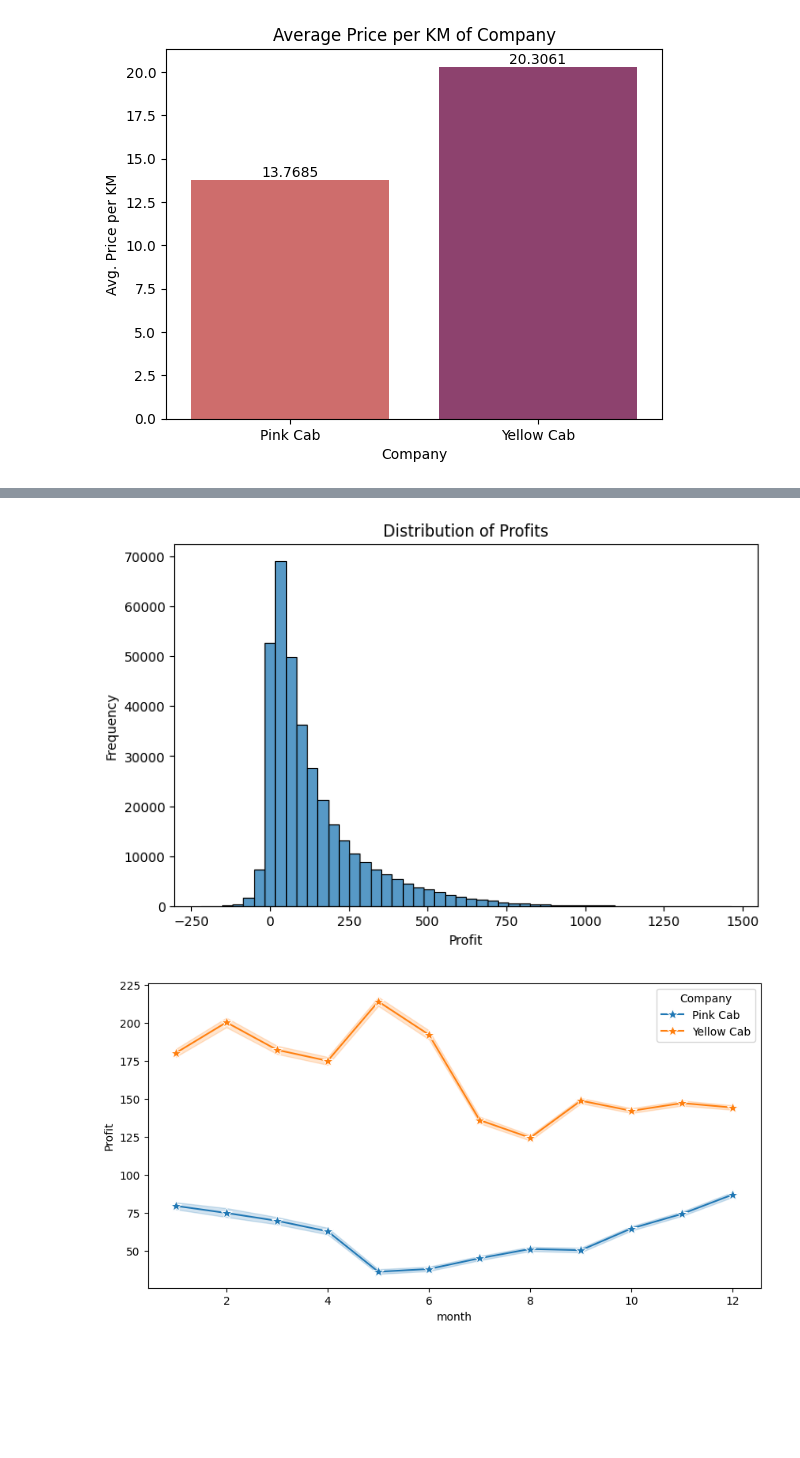
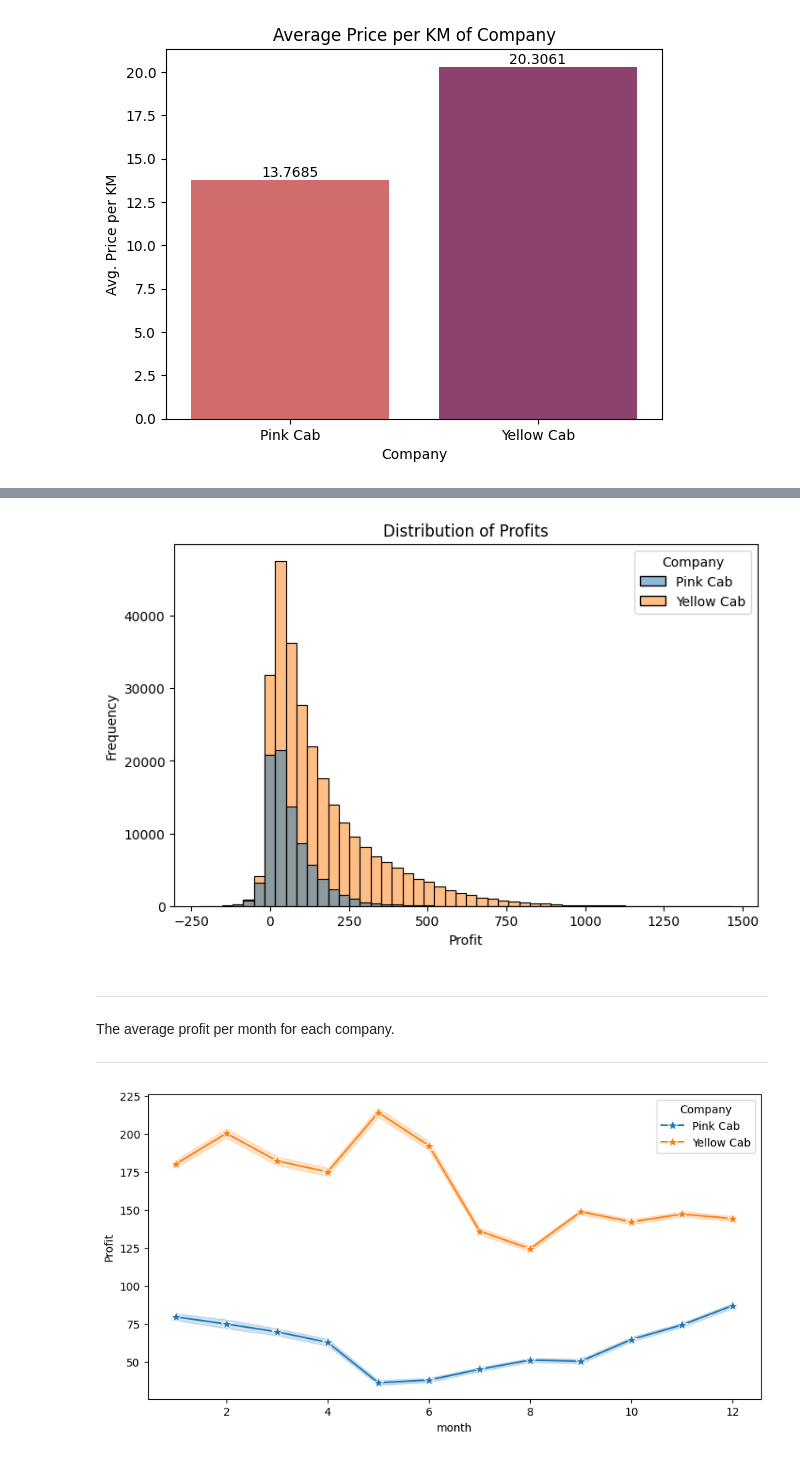
Before and after one commit to chjameskumar/Week-2, a Jupyter notebook: G2M_insight_for_Cab_Investment_firm.ipynb, the cells around one changed output, grey strips where cells are left out. Drawn from its saved outputs; the diff is of its cells as text; code cells hidden in the pictures; blank space fills up the shorter version.

```diff
--- a/G2M_insight_for_Cab_Investment_firm.ipynb
+++ b/G2M_insight_for_Cab_Investment_firm.ipynb
@@ -528,11 +576,19 @@ Passing `palette` without assigning `hue` is deprecated and will be removed in v
 # %%
 plt.figure(figsize=(8,5))
-sns.histplot(df["Profit"], bins=50)
+sns.histplot(data=df,x="Profit",hue="Company", bins=50)
 plt.title("Distribution of Profits")
 plt.xlabel("Profit")
 plt.ylabel("Frequency")
 plt.show()
 # %% [output]
-[figure, old version]
+[figure, new version]
+# %% [markdown]
+
+
+---
+
+The average profit per month for each company.
+
+---
 # %%
 plt.figure(figsize=(10,5))
```
Also changed, not shown: parts of 14 cells of this notebook.
